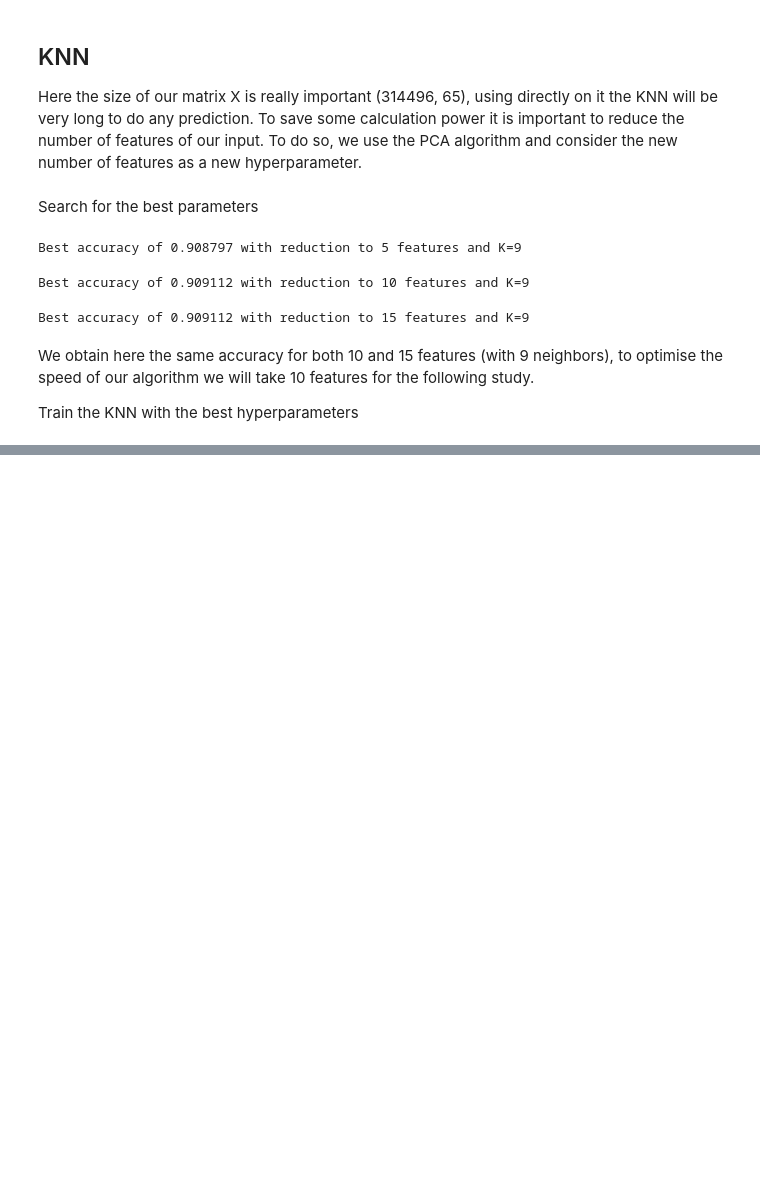
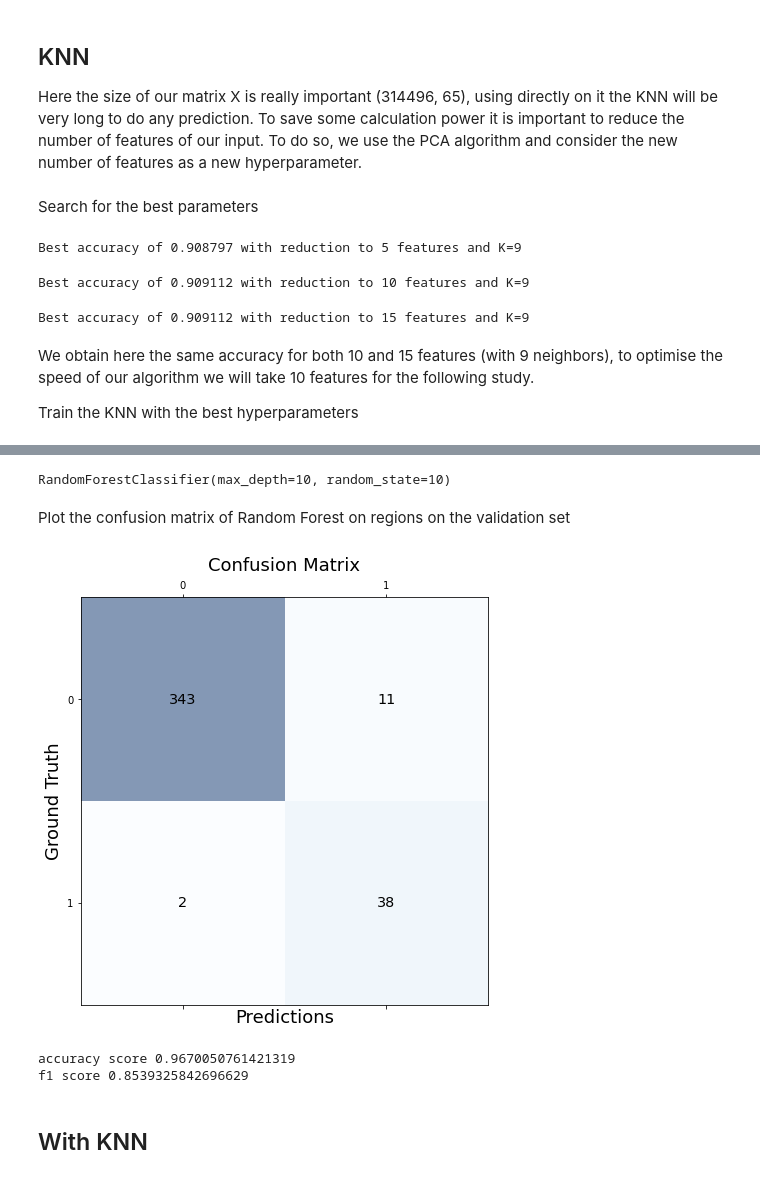
Before and after one commit to Clement-Nicolle/IPEO, a Jupyter notebook: IPEO_Diminution_of_snow_around_Zermatt.ipynb, the cells around one changed output, grey strips where cells are left out. Cells and saved outputs as stored; diff of their text form; code cells hidden in the pictures; blank space fills up the shorter version.

```diff
--- a/IPEO_Diminution_of_snow_around_Zermatt.ipynb
+++ b/IPEO_Diminution_of_snow_around_Zermatt.ipynb
@@ -352,0 +447,24 @@ plt.imshow(np.resize(pred_2021,(252,208)))
+# %%
+# Normalize features
+mean_train_slic = np.mean(train_features_slic, axis = 0)
+std_train_slic = np.std(train_features_slic, axis = 0)
+norm_train_features_slic = (train_features_slic - mean_train_slic)/std_train_slic
+
+#normalize with same values of train set for test and val
+norm_test_features_slic = (test_features_slic - mean_train_slic)/std_train_slic
+norm_val_features_slic = (val_features_slic - mean_train_slic)/std_train_slic
+# %%
+#search for best hyperparameters
+n_estimators_values = [20, 50, 100, 200]
+max_depth_values = [5, 10, 20, None]
+
+for n in tqdm_notebook(n_estimators_values):
+  for d in tqdm_notebook(max_depth_values):
+    classifier_rf_region = RandomForestClassifier(random_state = 10, n_estimators=n, max_depth=d)
+    classifier_rf_region.fit(norm_train_features_slic, train_labels_slic)
+    prediction = classifier_rf_region.predict(norm_val_features_slic)
+    accuracy = accuracy_score(val_labels_slic, prediction)
+    if d == None:
+      print("Accuracy of %f with %d estimators without max depth" % (accuracy,n))
+    else:
+      print("Accuracy of %f with %d estimators and max depth of %d" % (accuracy,n,d))
@@ -352,0 +488,5 @@ plt.imshow(np.resize(pred_2021,(252,208)))
+# %%
+classifier_rf_region = RandomForestClassifier(random_state=10, n_estimators=100, max_depth = 10)
+classifier_rf_region.fit(norm_train_features_slic, train_labels_slic)
+# %% [output]
+RandomForestClassifier(max_depth=10, random_state=10)
@@ -352,0 +499,18 @@ plt.imshow(np.resize(pred_2021,(252,208)))
+# %%
+#validation set
+predictions_slic_val = []
+for val_image in val_indices:
+  num_regions = len(np.unique(segmented_images[val_image]))
+  prediction_slic = classifier_rf_region.predict(eval("val_feat_" +str(val_image)))
+  predictions_slic_val.append(prediction_slic)
+# %% [markdown]
+Plot the confusion matrix of Random Forest on regions on the validation set
+# %%
+conf_matrix = confusion_matrix(val_labels_slic, np.concatenate(predictions_slic_val))
+plot_confusion_matrix(conf_matrix)
+print('accuracy score', accuracy_score(val_labels_slic, np.concatenate(predictions_slic_val)))
+print('f1 score', f1_score(val_labels_slic, np.concatenate(predictions_slic_val)))
+# %% [output]
+[figure, added]
+accuracy score 0.9670050761421319
+f1 score 0.8539325842696629
@@ -352,0 +529,2 @@ plt.imshow(np.resize(pred_2021,(252,208)))
+# %% [markdown]
+## With KNN
```
Also changed, not shown: parts of 59 cells of this notebook, 3 other files.
